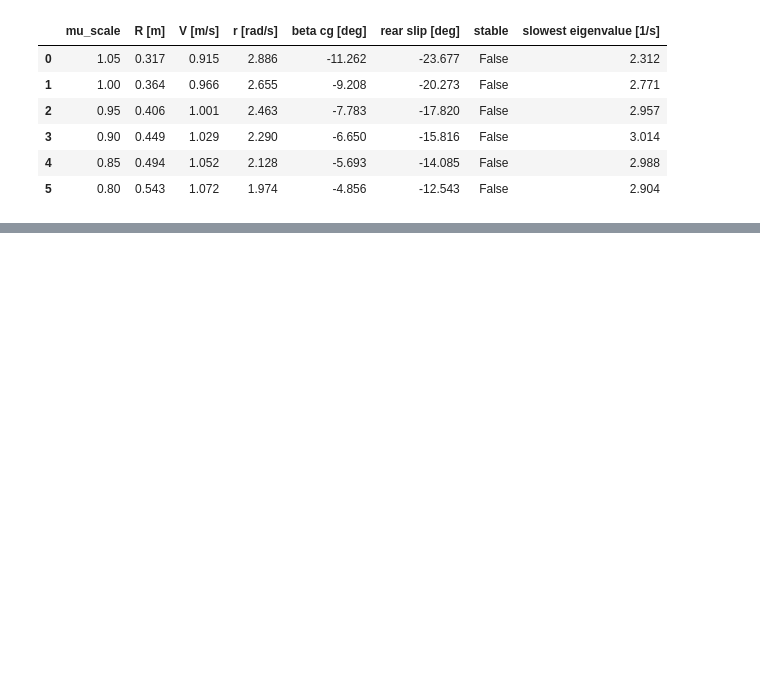
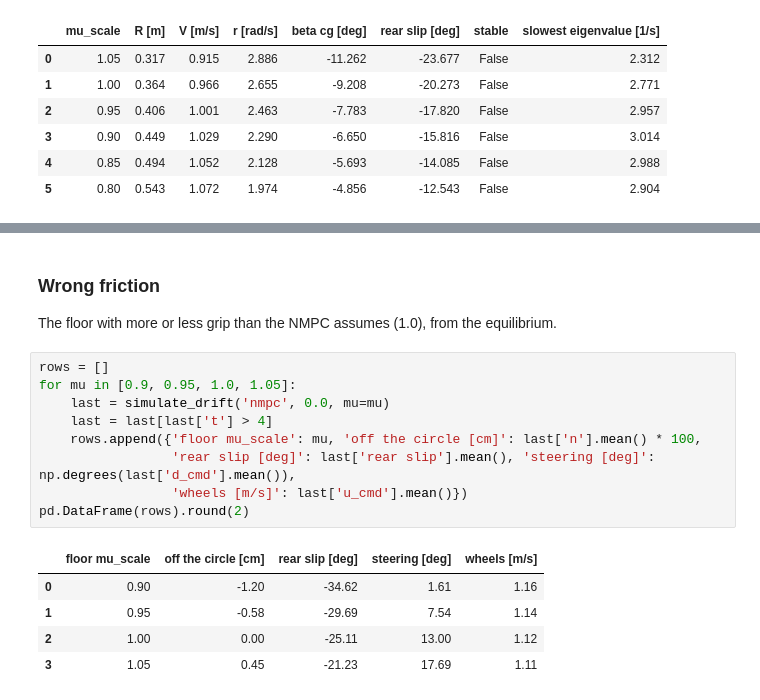
Before and after one commit to Gelminaio/drift-mpc-ackermann, a Jupyter notebook: notebooks/drift.ipynb, the cells around one changed output, grey strips where cells are left out. Drawn from its saved outputs; the diff is of its cells as text; blank space fills up the shorter version.

```diff
--- a/notebooks/drift.ipynb
+++ b/notebooks/drift.ipynb
@@ -212,0 +322,19 @@ the yaw rate by 7%.
+# %% [markdown]
+### Wrong friction
+
+The floor with more or less grip than the NMPC assumes (1.0), from the equilibrium.
+# %%
+rows = []
+for mu in [0.9, 0.95, 1.0, 1.05]:
+    last = simulate_drift('nmpc', 0.0, mu=mu)
+    last = last[last['t'] > 4]
+    rows.append({'floor mu_scale': mu, 'off the circle [cm]': last['n'].mean() * 100,
+                 'rear slip [deg]': last['rear slip'].mean(), 'steering [deg]': np.degrees(last['d_cmd'].mean()),
+                 'wheels [m/s]': last['u_cmd'].mean()})
+pd.DataFrame(rows).round(2)
+# %% [output]
+|  | floor mu_scale | off the circle [cm] | rear slip [deg] | steering [deg] | wheels [m/s] |
+| 0 | 0.90 | -1.20 | -34.62 | 1.61 | 1.16 |
+| 1 | 0.95 | -0.58 | -29.69 | 7.54 | 1.14 |
+| 2 | 1.00 | 0.00 | -25.11 | 13.00 | 1.12 |
+| 3 | 1.05 | 0.45 | -21.23 | 17.69 | 1.11 |
```
Also changed, not shown: parts of 7 cells of this notebook, 2 other files.
